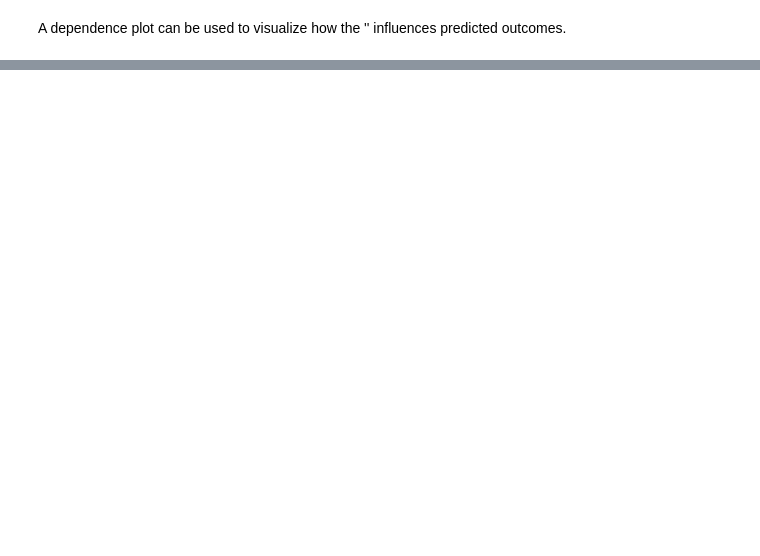
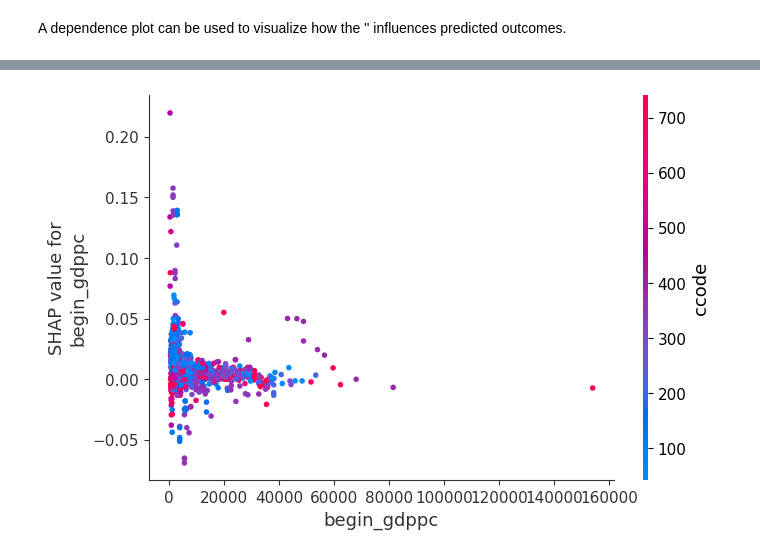
Before and after one commit to ShuaiZhao1/Analysing-Political-Executives-With-AI-data-processing, a Jupyter notebook: Notebooks/3-modeling.ipynb, the cells around one changed output, grey strips where cells are left out. Drawn from its saved outputs; the diff is of its cells as text; code cells hidden in the pictures; blank space fills up the shorter version.

```diff
--- a/Notebooks/3-modeling.ipynb
+++ b/Notebooks/3-modeling.ipynb
@@ -299,0 +247,4 @@ shap.plots.scatter(shap_values[:,"age"])
+# %%
+shap.dependence_plot("begin_gdppc", shap_values, X_train)
+# %% [output]
+[figure, added]
```
Also changed, not shown: parts of 29 cells of this notebook, 3 other files.
